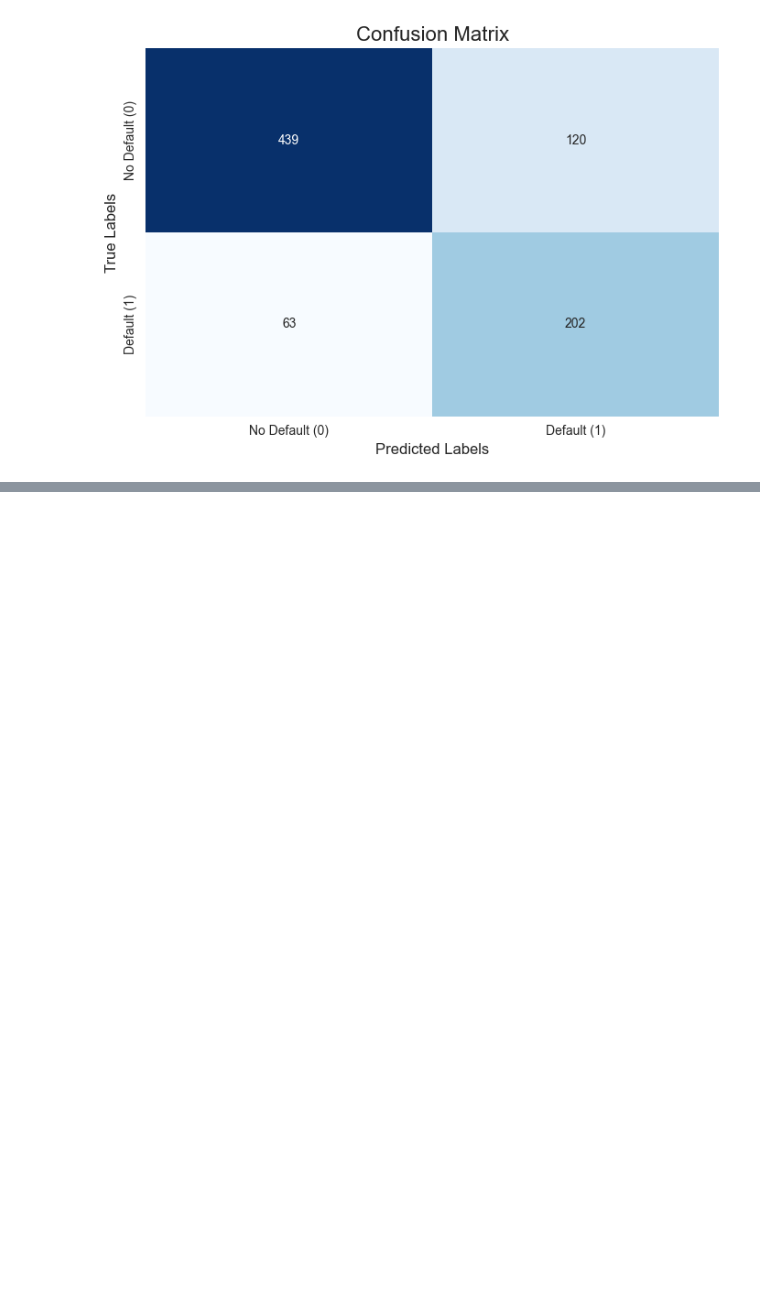
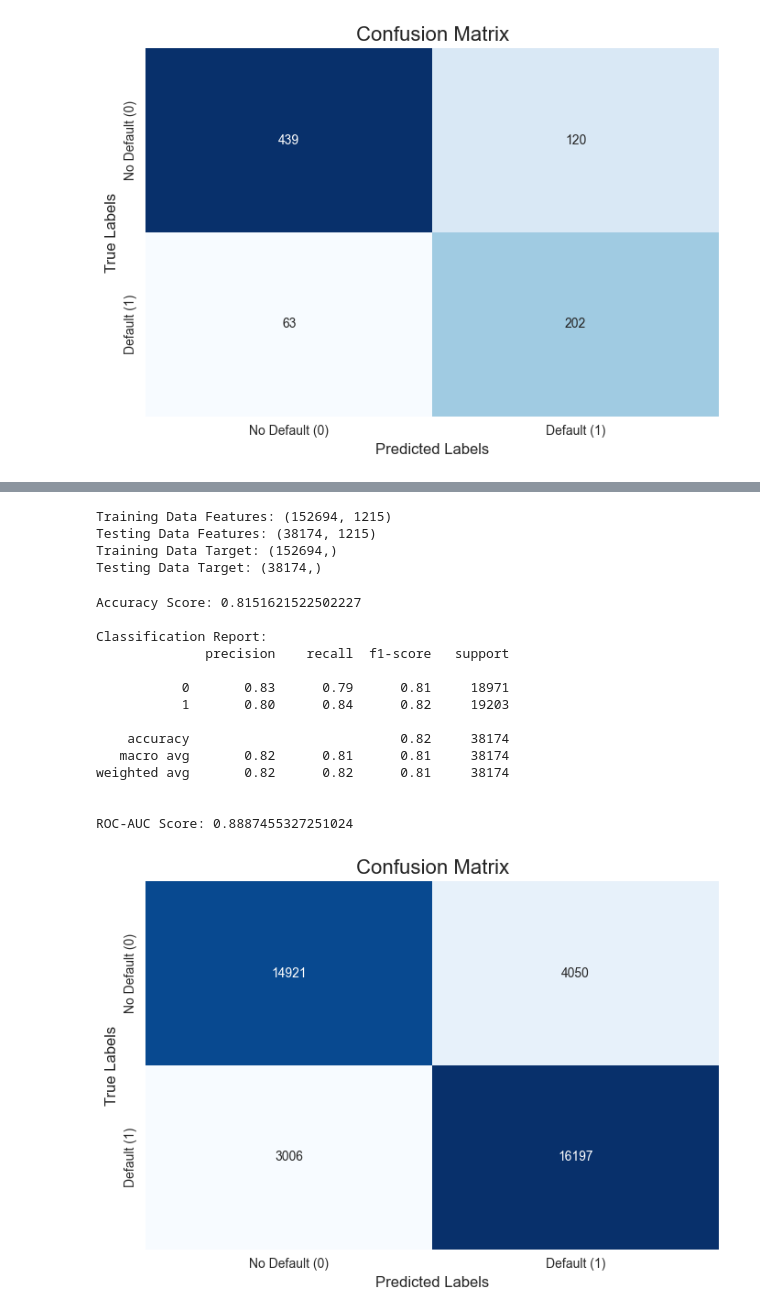
Before and after one commit to yashkk07/Convolve-3.0, a Jupyter notebook: hackathon.ipynb, the cells around one changed output, grey strips where cells are left out. Saved outputs shown, nothing was run; the diff lists cells and outputs as text; code cells hidden in the pictures; blank space fills up the shorter version.

```diff
--- a/hackathon.ipynb
+++ b/hackathon.ipynb
@@ -602,0 +628,69 @@ ROC-AUC Score: 0.8410503932223985
+# %%
+X_resampled = df_resampled.drop(columns=['bad_flag'])
+y_resampled = df_resampled['bad_flag']
+
+# Split the data into 80% training and 20% testing
+X_train, X_test, y_train, y_test = train_test_split(X_resampled, y_resampled, test_size=0.2, random_state=12)
+
+# Check the shape of the resulting splits
+print(f"Training Data Features: {X_train.shape}")
+print(f"Testing Data Features: {X_test.shape}")
+print(f"Training Data Target: {y_train.shape}")
+print(f"Testing Data Target: {y_test.shape}")
+# %% [output]
+Training Data Features: (152694, 1215)
+Testing Data Features: (38174, 1215)
+Training Data Target: (152694,)
+Testing Data Target: (38174,)
+# %%
+# Define the Logistic Regression model with the best hyperparameters
+final_model = LogisticRegression(
+    C=1,
+    solver='newton-cg',
+    penalty='l2',
+    max_iter=1000,
+    class_weight='balanced',
+    random_state=97
+)
+
+# Fit the model to the training data
+final_model.fit(X_train, y_train)
+
+# Evaluate the model
+y_pred = final_model.predict(X_test)
+y_pred_prob = final_model.predict_proba(X_test)[:, 1]
+
+# Evaluation Metrics
+print("Accuracy Score:", accuracy_score(y_test, y_pred))
+print("\nClassification Report:")
+print(classification_report(y_test, y_pred))
+print("\nROC-AUC Score:", roc_auc_score(y_test, y_pred_prob))
+
+cm2 = confusion_matrix(y_test, y_pred)
+
+# Plot the confusion matrix using seaborn heatmap
+plt.figure(figsize=(7, 5))
+sns.heatmap(cm2, annot=True, fmt='d', cmap='Blues', cbar=False,
+            xticklabels=['No Default (0)', 'Default (1)'],
+            yticklabels=['No Default (0)', 'Default (1)'])
+plt.title('Confusion Matrix', fontsize=16)
+plt.xlabel('Predicted Labels', fontsize=12)
+plt.ylabel('True Labels', fontsize=12)
+plt.tight_layout()
+plt.show()
+# %% [output]
+Accuracy Score: 0.8151621522502227
+
+Classification Report:
+              precision    recall  f1-score   support
+
+           0       0.83      0.79      0.81     18971
+           1       0.80      0.84      0.82     19203
+
+    accuracy                           0.82     38174
+   macro avg       0.82      0.81      0.81     38174
+weighted avg       0.82      0.82      0.81     38174
+
+
+ROC-AUC Score: 0.8887455327251024
+[figure, added]
```
Also changed, not shown: parts of 4 cells of this notebook.
